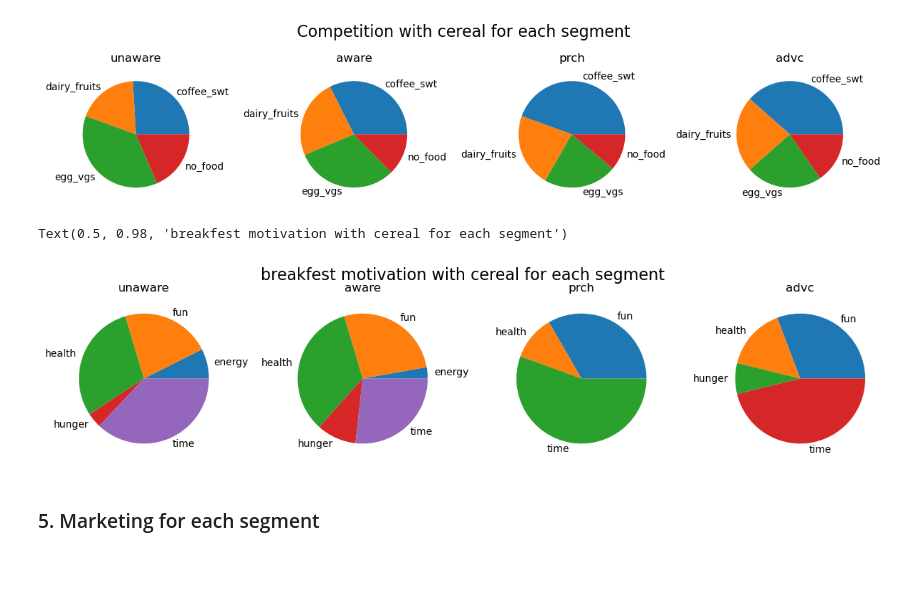
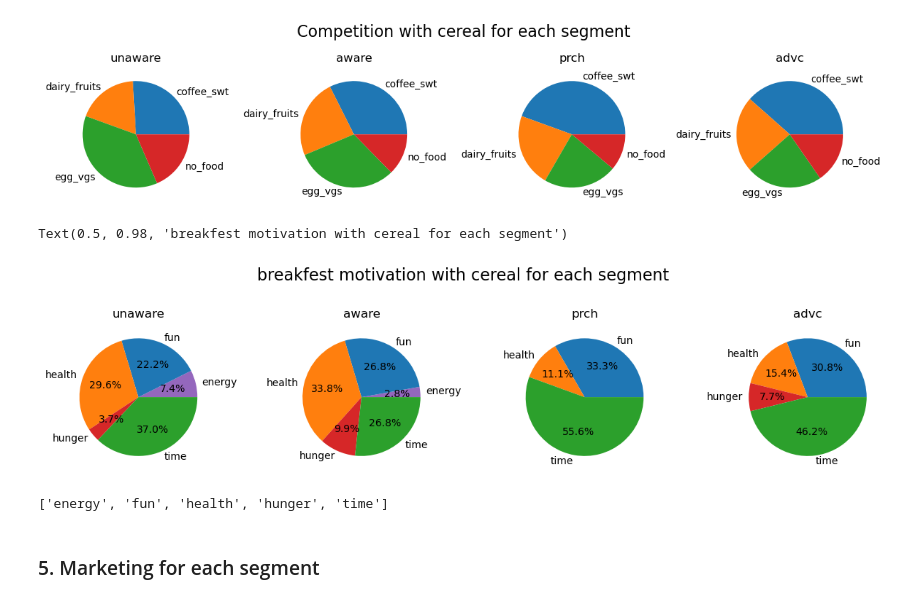
Before and after one commit to miriamdi/kelloggs_survey, a Jupyter notebook: analysis.ipynb, the cells around one changed output. Saved outputs shown, nothing was run; the diff lists cells and outputs as text; code cells hidden in the pictures; blank space fills up the shorter version.

Commit message:
fixed colors for piechart plots

```diff
--- a/analysis.ipynb
+++ b/analysis.ipynb
@@ -419,25 +409,40 @@ Text(0.5, 0.98, 'Competition with cereal for each segment')
 [figure]
 # %%
 f, (ax1, ax2, ax3, ax4) = plt.subplots(1, 4, figsize=(12,3),dpi=100)
+all_labels = df.breakfest_motivation.unique()
+colors = {'fun': 'C0',
+ 'health': 'C1',
+ 'time': 'C2',
+ 'hunger': 'C3',
+ 'energy': 'C4'}
+
 
 def breakfest_motivation_pie(seg, seg_name, ax):
     count = seg.breakfest_motivation.value_counts().to_frame().sort_index()
-    ax.pie(count.breakfest_motivation, labels=count.index)
+    labels = sorted(seg.breakfest_motivation.unique())
+    colors_s = [colors[x] for x in labels]
+    ax.pie(count.breakfest_motivation, labels=count.index, autopct='%1.1f%%',
+           colors=colors_s)
     ax.set_title(seg_name)
 
 
 breakfest_motivation_pie(unaware, 'unaware', ax1)
 breakfest_motivation_pie(aware, 'aware', ax2)
 breakfest_motivation_pie(prch, 'prch', ax3)
 breakfest_motivation_pie(advc, 'advc', ax4)
 
 
-plt.tight_layout(rect=[0, 0, 1, 0.95])
+plt.tight_layout(rect=[0, 0, 1, 0.8])
 
 f.suptitle('breakfest motivation with cereal for each segment', fontsize=16)
 # %% [output]
 Text(0.5, 0.98, 'breakfest motivation with cereal for each segment')
-[figure, old version]
+[figure, new version]
+# %%
+a = sorted(seg.breakfest_motivation.unique())
+a
+# %% [output]
+['energy', 'fun', 'health', 'hunger', 'time']
 # %% [markdown]
 ### 5. Marketing for each segment
 <a id='5'></a>
```
Also changed, not shown: parts of 12 cells of this notebook.
